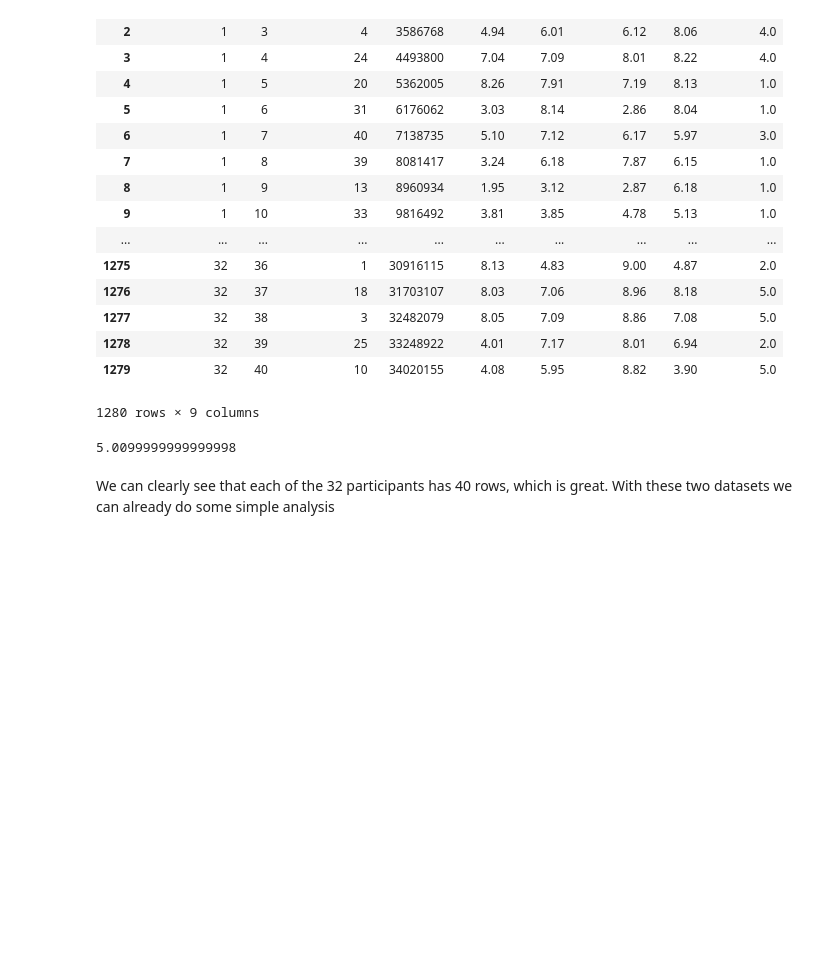
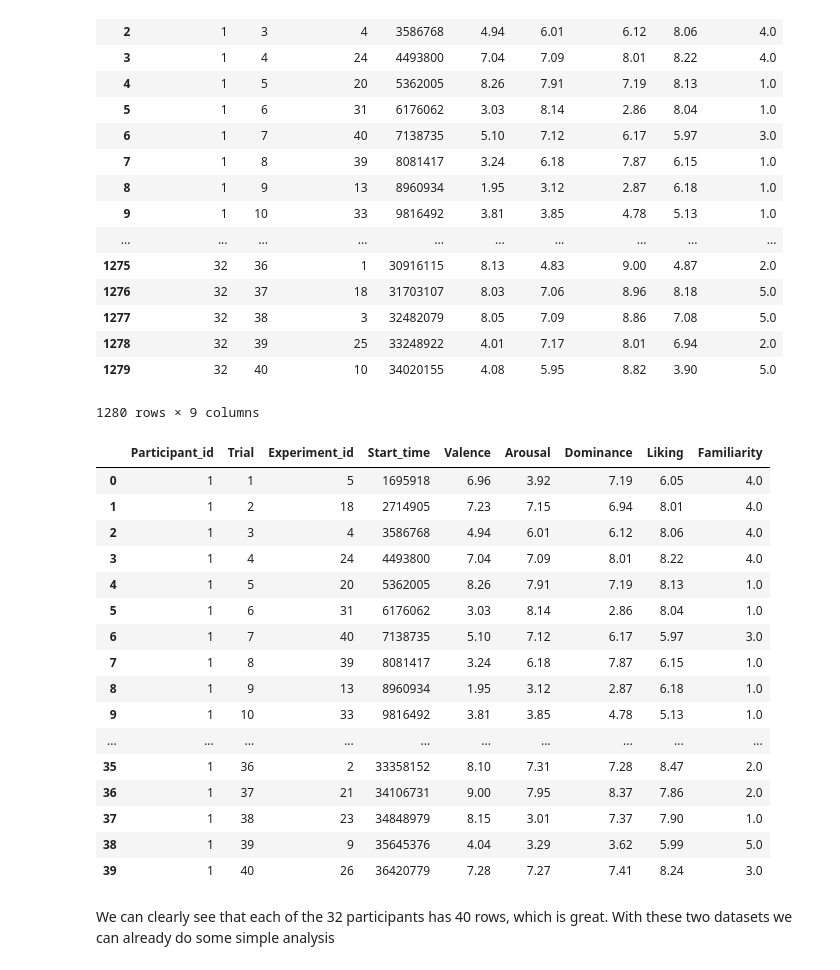
Before and after one commit to paulmorio/deap_analysis, a Jupyter notebook: Exploring the DEAP Dataset.ipynb, the cells around one changed output. Cells and saved outputs as stored; diff of their text form; code cells hidden in the pictures; blank space fills up the shorter version.

```diff
--- a/Exploring the DEAP Dataset.ipynb
+++ b/Exploring the DEAP Dataset.ipynb
@@ -47,12 +47,29 @@ participant_data
 1280 rows × 9 columns
 # %%
 import numpy as np
-a = participant_data[participant_data['Participant_id'] == 2]
-b = participant_data[participant_data['Trial'] == 1]
-c = pd.merge(a,b)
-np.float64(c.Arousal)
+a = participant_data[participant_data['Participant_id'] == 1]
+# b = participant_data[participant_data['Trial'] == 1]
+# c = pd.merge(a,b)
+# type(np.int(c.Experiment_id)-1)
+a
 # %% [output]
-5.0099999999999998
+|  | Participant_id | Trial | Experiment_id | Start_time | Valence | Arousal | Dominance | Liking | Familiarity |
+| 0 | 1 | 1 | 5 | 1695918 | 6.96 | 3.92 | 7.19 | 6.05 | 4.0 |
+| 1 | 1 | 2 | 18 | 2714905 | 7.23 | 7.15 | 6.94 | 8.01 | 4.0 |
+| 2 | 1 | 3 | 4 | 3586768 | 4.94 | 6.01 | 6.12 | 8.06 | 4.0 |
+| 3 | 1 | 4 | 24 | 4493800 | 7.04 | 7.09 | 8.01 | 8.22 | 4.0 |
+| 4 | 1 | 5 | 20 | 5362005 | 8.26 | 7.91 | 7.19 | 8.13 | 1.0 |
+| 5 | 1 | 6 | 31 | 6176062 | 3.03 | 8.14 | 2.86 | 8.04 | 1.0 |
+| 6 | 1 | 7 | 40 | 7138735 | 5.10 | 7.12 | 6.17 | 5.97 | 3.0 |
+| 7 | 1 | 8 | 39 | 8081417 | 3.24 | 6.18 | 7.87 | 6.15 | 1.0 |
+| 8 | 1 | 9 | 13 | 8960934 | 1.95 | 3.12 | 2.87 | 6.18 | 1.0 |
+| 9 | 1 | 10 | 33 | 9816492 | 3.81 | 3.85 | 4.78 | 5.13 | 1.0 |
+| ... | ... | ... | ... | ... | ... | ... | ... | ... | ... |
+| 35 | 1 | 36 | 2 | 33358152 | 8.10 | 7.31 | 7.28 | 8.47 | 2.0 |
+| 36 | 1 | 37 | 21 | 34106731 | 9.00 | 7.95 | 8.37 | 7.86 | 2.0 |
+| 37 | 1 | 38 | 23 | 34848979 | 8.15 | 3.01 | 7.37 | 7.90 | 1.0 |
+| 38 | 1 | 39 | 9 | 35645376 | 4.04 | 3.29 | 3.62 | 5.99 | 5.0 |
+| 39 | 1 | 40 | 26 | 36420779 | 7.28 | 7.27 | 7.41 | 8.24 | 3.0 |
 # %% [markdown]
 We can clearly see that each of the 32 participants has 40 rows, which is great. With these two datasets we can already do some simple analysis
 # %%
```
Also changed, not shown: 7 other files.
